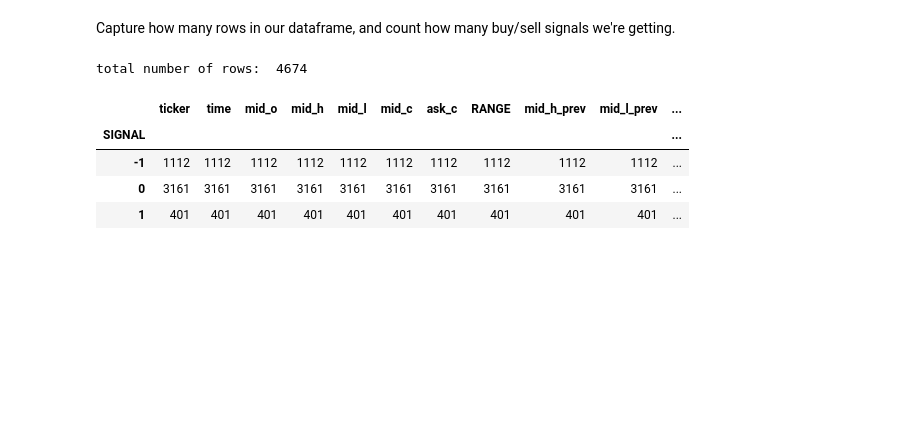
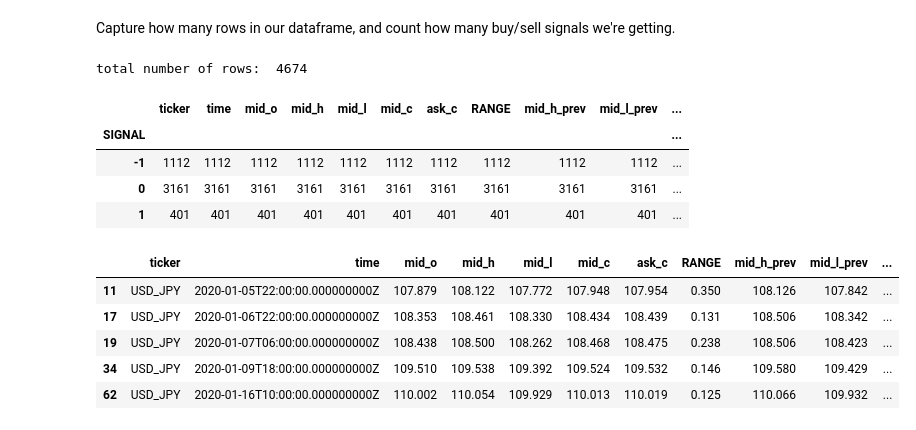
Before and after one commit to jjjjltd/OANDA-Bluefever, a Jupyter notebook: inside_bar_explore.ipynb, the cells around one changed output. Saved outputs shown, nothing was run; the diff lists cells and outputs as text; code cells hidden in the pictures; blank space fills up the shorter version.

Commit message:
Add buy stoploss takeprofit data.

```diff
--- a/inside_bar_explore.ipynb
+++ b/inside_bar_explore.ipynb
@@ -65,7 +65,7 @@ df = df_raw[['ticker', 'time', 'mid_o', 'mid_h', 'mid_l', 'mid_c', 'ask_c']].cop
 df['RANGE'] = df.mid_h - df.mid_l
 df['mid_h_prev'] = df.mid_h.shift(1)
 df['mid_l_prev'] = df.mid_l.shift(1)
-df['RANGE_PREV'] = df.RANGE.shift(1)
+df['RANGE_prev'] = df.RANGE.shift(1)
 df['DIRECTION'] = df.apply(direction, axis=1)
 df['DIRECTION_prev'] = df.DIRECTION.shift(1).fillna(0).astype(int)
 df.dropna(inplace=True)
@@ -137,0 +180,12 @@ fig.update_yaxes(gridcolor="#1f292f",
+# %%
+df['ENTRY'] = df.apply(get_entry_stop, axis=1)
+df['STOPLOSS'] = df.apply(get_stop_loss, axis=1)
+df['TAKEPROFIT'] = df.apply(get_take_profit, axis=1)
+df[df.SIGNAL==1].head()
+# %% [output]
+|  | ticker | time | mid_o | mid_h | mid_l | mid_c | ask_c | RANGE | mid_h_prev | mid_l_prev | ... |
+| 11 | USD_JPY | 2020-01-05T22:00:00.000000000Z | 107.879 | 108.122 | 107.772 | 107.948 | 107.954 | 0.350 | 108.126 | 107.842 | ... |
+| 17 | USD_JPY | 2020-01-06T22:00:00.000000000Z | 108.353 | 108.461 | 108.330 | 108.434 | 108.439 | 0.131 | 108.506 | 108.342 | ... |
+| 19 | USD_JPY | 2020-01-07T06:00:00.000000000Z | 108.438 | 108.500 | 108.262 | 108.468 | 108.475 | 0.238 | 108.506 | 108.423 | ... |
+| 34 | USD_JPY | 2020-01-09T18:00:00.000000000Z | 109.510 | 109.538 | 109.392 | 109.524 | 109.532 | 0.146 | 109.580 | 109.429 | ... |
+| 62 | USD_JPY | 2020-01-16T10:00:00.000000000Z | 110.002 | 110.054 | 109.929 | 110.013 | 110.019 | 0.125 | 110.066 | 109.932 | ... |
```
Also changed, not shown: parts of 2 cells of this notebook, 1 other file.
